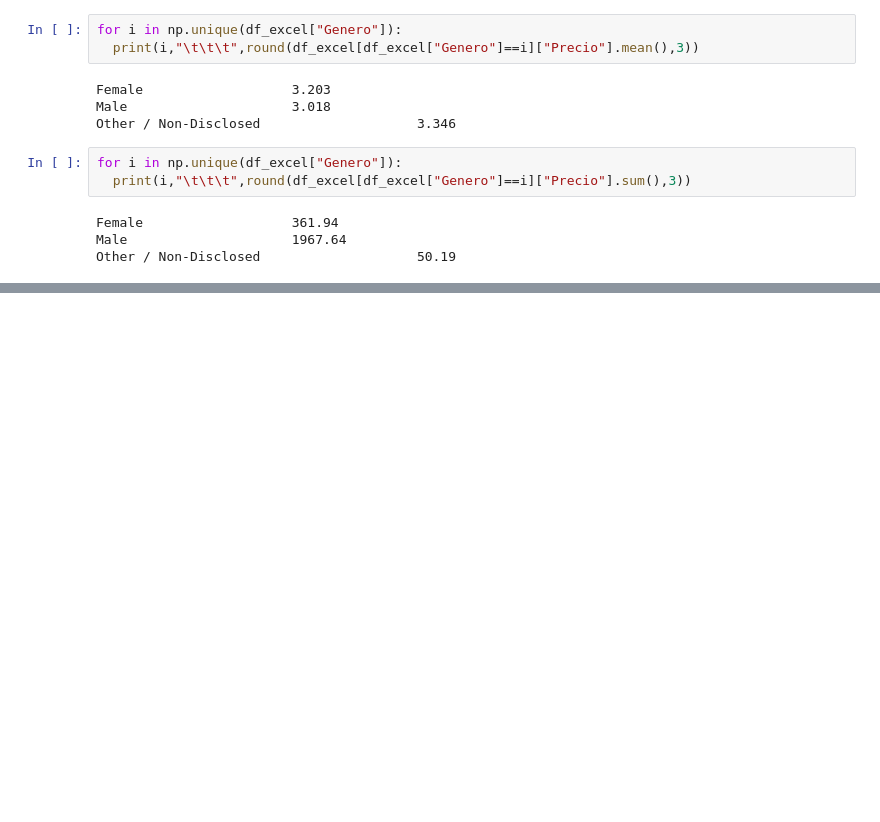
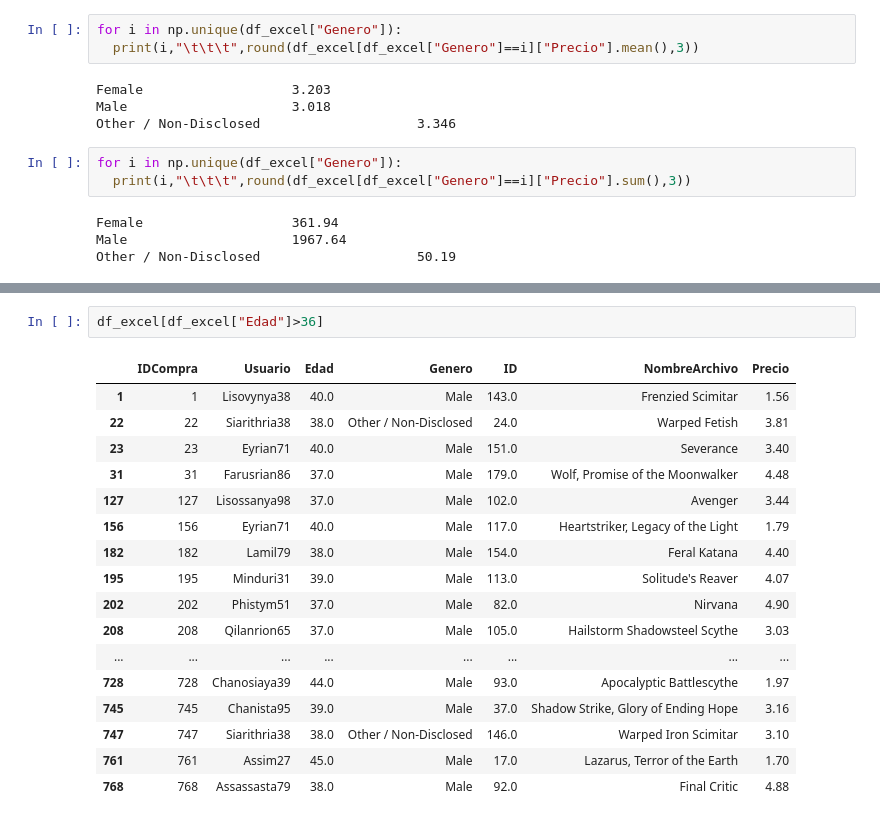
Before and after one commit to hmarbello/Tarea1AnalisisDeDatos, a Jupyter notebook: Tarea_1_Modulo1_AnalisisDeDatos.ipynb, the cells around one changed output, grey strips where cells are left out. Drawn from its saved outputs; the diff is of its cells as text; blank space fills up the shorter version.

```diff
--- a/Tarea_1_Modulo1_AnalisisDeDatos.ipynb
+++ b/Tarea_1_Modulo1_AnalisisDeDatos.ipynb
@@ -312,0 +346,20 @@ Other / Non-Disclosed                    50.19
+# %%
+df_excel[df_excel["Edad"]>36]
+# %% [output]
+|  | IDCompra | Usuario | Edad | Genero | ID | NombreArchivo | Precio |
+| 1 | 1 | Lisovynya38 | 40.0 | Male | 143.0 | Frenzied Scimitar | 1.56 |
+| 22 | 22 | Siarithria38 | 38.0 | Other / Non-Disclosed | 24.0 | Warped Fetish | 3.81 |
+| 23 | 23 | Eyrian71 | 40.0 | Male | 151.0 | Severance | 3.40 |
+| 31 | 31 | Farusrian86 | 37.0 | Male | 179.0 | Wolf, Promise of the Moonwalker | 4.48 |
+| 127 | 127 | Lisossanya98 | 37.0 | Male | 102.0 | Avenger | 3.44 |
+| 156 | 156 | Eyrian71 | 40.0 | Male | 117.0 | Heartstriker, Legacy of the Light | 1.79 |
+| 182 | 182 | Lamil79 | 38.0 | Male | 154.0 | Feral Katana | 4.40 |
+| 195 | 195 | Minduri31 | 39.0 | Male | 113.0 | Solitude's Reaver | 4.07 |
+| 202 | 202 | Phistym51 | 37.0 | Male | 82.0 | Nirvana | 4.90 |
+| 208 | 208 | Qilanrion65 | 37.0 | Male | 105.0 | Hailstorm Shadowsteel Scythe | 3.03 |
+| ... | ... | ... | ... | ... | ... | ... | ... |
+| 728 | 728 | Chanosiaya39 | 44.0 | Male | 93.0 | Apocalyptic Battlescythe | 1.97 |
+| 745 | 745 | Chanista95 | 39.0 | Male | 37.0 | Shadow Strike, Glory of Ending Hope | 3.16 |
+| 747 | 747 | Siarithria38 | 38.0 | Other / Non-Disclosed | 146.0 | Warped Iron Scimitar | 3.10 |
+| 761 | 761 | Assim27 | 45.0 | Male | 17.0 | Lazarus, Terror of the Earth | 1.70 |
+| 768 | 768 | Assassasta79 | 38.0 | Male | 92.0 | Final Critic | 4.88 |
```
Also changed, not shown: parts of 7 cells of this notebook.
